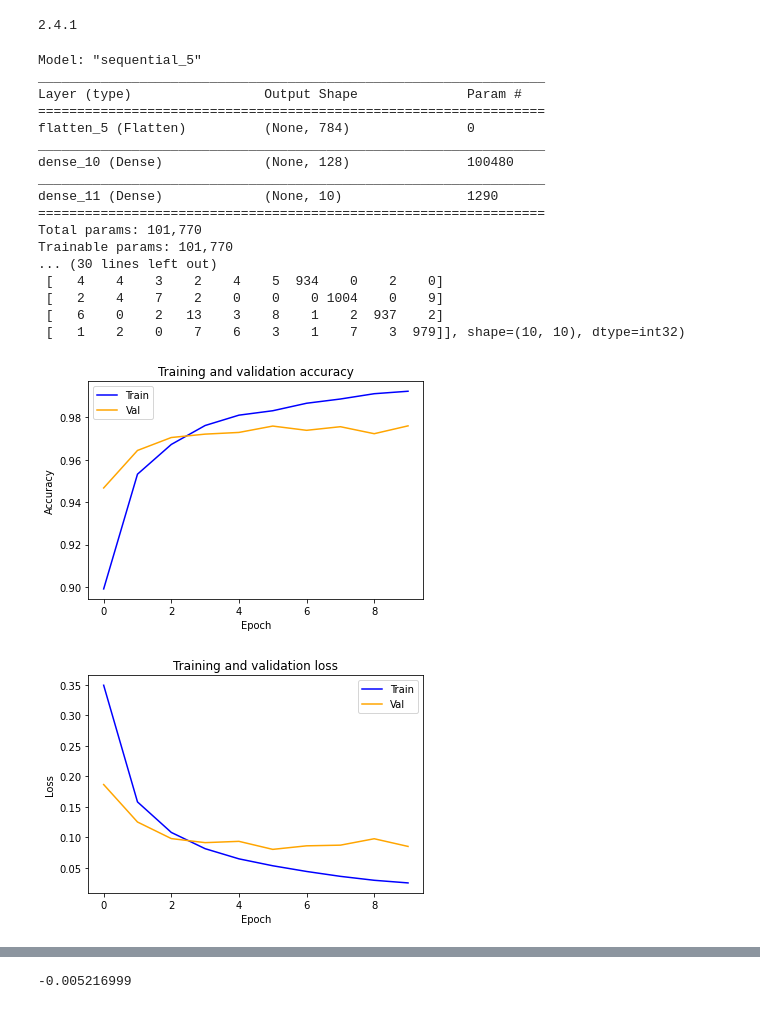
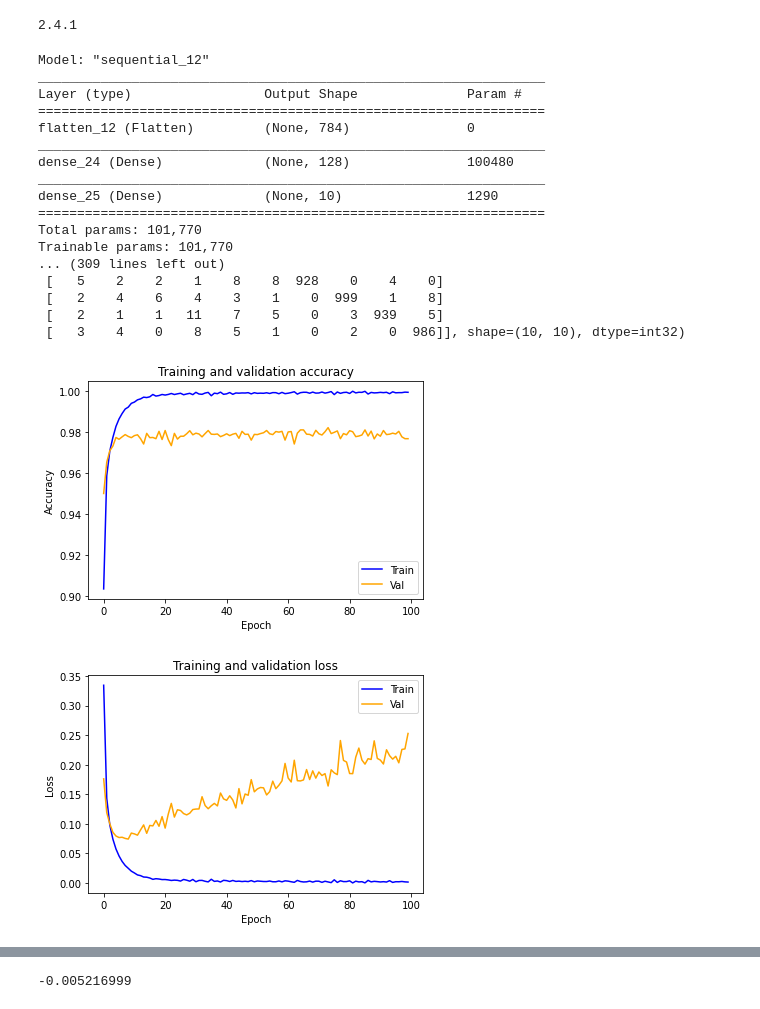
Before and after one commit to AlwaysSearching/Mathematics-of-Deep-Learning-Research-Project, a Jupyter notebook: active_lazy_experiment.ipynb, the cells around one changed output, grey strips where cells are left out. Saved outputs shown, nothing was run; the diff lists cells and outputs as text; code cells hidden in the pictures.

Commit message:
experiments with initialization variance

```diff
--- a/active_lazy_experiment.ipynb
+++ b/active_lazy_experiment.ipynb
@@ -44,9 +44,11 @@ class CustomCallback_epoch(tf.keras.callbacks.Callback):
         # list of weight tensors
         curr_weight = self.model.get_weights()
         if weight_history:
-          weight_change = [curr_weight[i] - weight_history[-1][i] for i in range(len(curr_weight))]
-          print('MEAN WEIGHT CHANGE FOR EACH LAYER OVER LAST EPOCH')
-          print([tf.reduce_mean(t).numpy() for t in weight_change])
-        weight_history.append(self.model.get_weights())
+          weight_change = [curr_weight[i] - weight_history[0][i] for i in range(len(curr_weight))]
+          sum_delta = [tf.math.reduce_sum(tf.abs(t)).numpy() for t in weight_change]
+          print('SUM OF ABS WEIGHT CHANGE FOR EACH LAYER RELATIVE TO INITIAL VALUES: ', sum_delta)
+          weight_history.append(sum_delta)
+        else:
+          weight_history.append(curr_weight)
 # %%
 # records only the mean change per layer, saving the whole weight matrix per batch takes too much memory
@@ -65,47 +66,47 @@ class CustomCallback_batch(tf.keras.callbacks.Callback):
           weight_history.append(curr_weight)
 # %%
 # this initializer uses 0.0025 as stddev, should trigger active training
-initializer = tf.keras.initializers.RandomNormal(mean=0.0, stddev=0.0025, seed=20000)
+initializer = tf.keras.initializers.RandomNormal(mean=0.0, stddev=0.005, seed=20000)
 # default initializer is glorot initialization: truncated normal distribution centered on 0 with
 # stddev = sqrt(2 / (fan_in + fan_out)), variance is 2 / (fan_in + fan_out) = 0.00252
 # fan-in=784 fan-out=10 for single hidden layer (stddet = 0.05, var=0.00252)
 model_active = tf.keras.models.Sequential([
   tf.keras.layers.Flatten(input_shape=(28, 28)),
   tf.keras.layers.Dense(128, activation='relu', kernel_initializer = initializer),
   tf.keras.layers.Dense(10, activation='softmax', kernel_initializer = initializer)
 ])
 
 weight_history = []
 
 print(model_active.summary())
 
 model_active.compile(optimizer='adam',
               loss='sparse_categorical_crossentropy',
               metrics=['accuracy'])
 
-history = model_active.fit(x_train, y_train, epochs=10, validation_data=(x_test, y_test), callbacks=[CustomCallback_batch()])
+history = model_active.fit(x_train, y_train, epochs=100, validation_data=(x_test, y_test), callbacks=[CustomCallback_epoch()])
 
 plot(history)
 print(tf.math.confusion_matrix(y_test, tf.argmax(model_active.predict(x_test), axis=1)))
 
 active_weight_history = weight_history[1:]
 # %% [output]
-Model: "sequential_5"
+Model: "sequential_12"
 _________________________________________________________________
 Layer (type)                 Output Shape              Param #
 =================================================================
-flatten_5 (Flatten)          (None, 784)               0
+flatten_12 (Flatten)         (None, 784)               0
 _________________________________________________________________
-dense_10 (Dense)             (None, 128)               100480
+dense_24 (Dense)             (None, 128)               100480
 _________________________________________________________________
-dense_11 (Dense)             (None, 10)                1290
+dense_25 (Dense)             (None, 10)                1290
 =================================================================
 Total params: 101,770
 Trainable params: 101,770
-... (30 lines left out)
- [   4    4    3    2    4    5  934    0    2    0]
- [   2    4    7    2    0    0    0 1004    0    9]
- [   6    0    2   13    3    8    1    2  937    2]
- [   1    2    0    7    6    3    1    7    3  979]], shape=(10, 10), dtype=int32)
+... (309 lines left out)
+ [   5    2    2    1    8    8  928    0    4    0]
+ [   2    4    6    4    3    1    0  999    1    8]
+ [   2    1    1   11    7    5    0    3  939    5]
+ [   3    4    0    8    5    1    0    2    0  986]], shape=(10, 10), dtype=int32)
-[figure, old version]
+[figure, new version]
-[figure, old version]
+[figure, new version]
```
Also changed, not shown: parts of 14 cells of this notebook.
